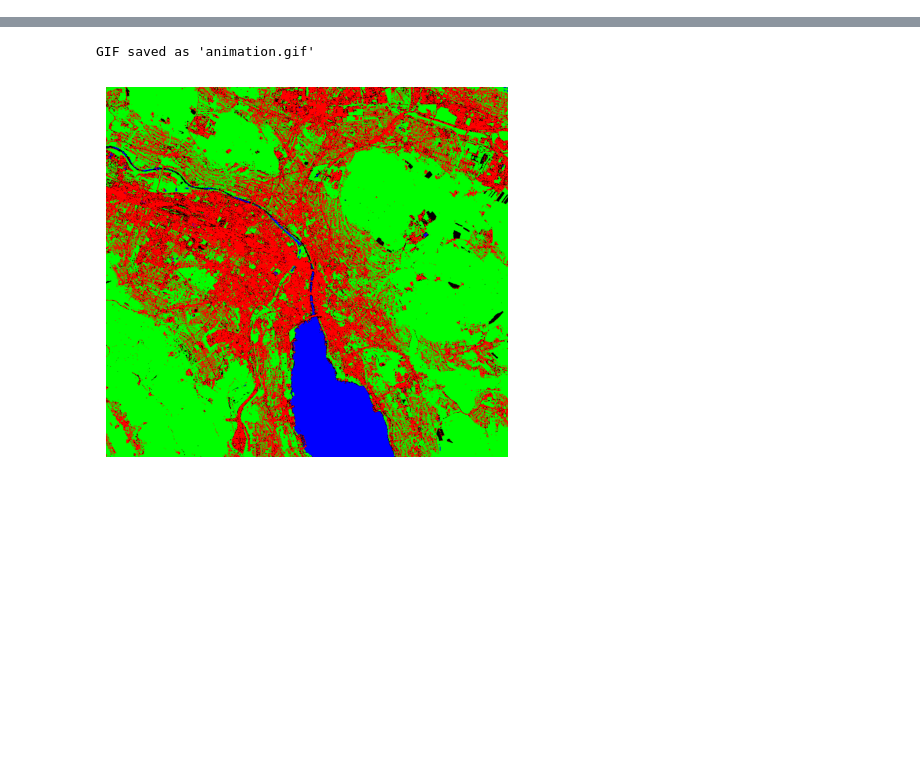
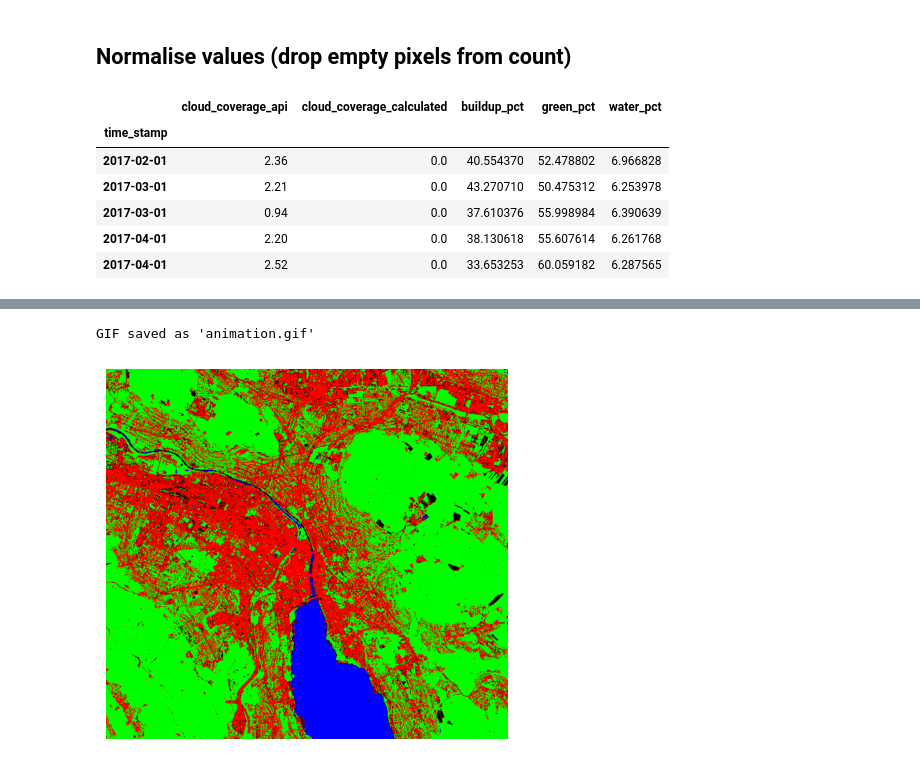
Before and after one commit to BDP25/DeepGreen, a Jupyter notebook: time_evolution.ipynb, the cells around one changed output, grey strips where cells are left out. Cells and saved outputs as stored; diff of their text form; code cells hidden in the pictures; blank space fills up the shorter version.

```diff
--- a/time_evolution.ipynb
+++ b/time_evolution.ipynb
@@ -41,0 +46,21 @@ plt.show()
+# %% [markdown]
+## Normalise values (drop empty pixels from count)
+# %%
+df_norm = df.drop(columns=["empty_pct"])
+row_sums = df_norm[["cloud_coverage_calculated", "buildup_pct", "green_pct", "water_pct"]].sum(axis=1)
+
+# Divide each value by the row sum and multiply by 100 to normalize
+df_norm[["cloud_coverage_calculated", "buildup_pct", "green_pct", "water_pct"]] = (
+    df_norm[["cloud_coverage_calculated", "buildup_pct", "green_pct", "water_pct"]]
+    .div(row_sums, axis=0)
+    .mul(100)
+)
+df_norm.head()
+# %% [output]
+|  | cloud_coverage_api | cloud_coverage_calculated | buildup_pct | green_pct | water_pct |
+| time_stamp |  |  |  |  |  |
+| 2017-02-01 | 2.36 | 0.0 | 40.554370 | 52.478802 | 6.966828 |
+| 2017-03-01 | 2.21 | 0.0 | 43.270710 | 50.475312 | 6.253978 |
+| 2017-03-01 | 0.94 | 0.0 | 37.610376 | 55.998984 | 6.390639 |
+| 2017-04-01 | 2.20 | 0.0 | 38.130618 | 55.607614 | 6.261768 |
+| 2017-04-01 | 2.52 | 0.0 | 33.653253 | 60.059182 | 6.287565 |
```
Also changed, not shown: parts of 9 cells of this notebook.
